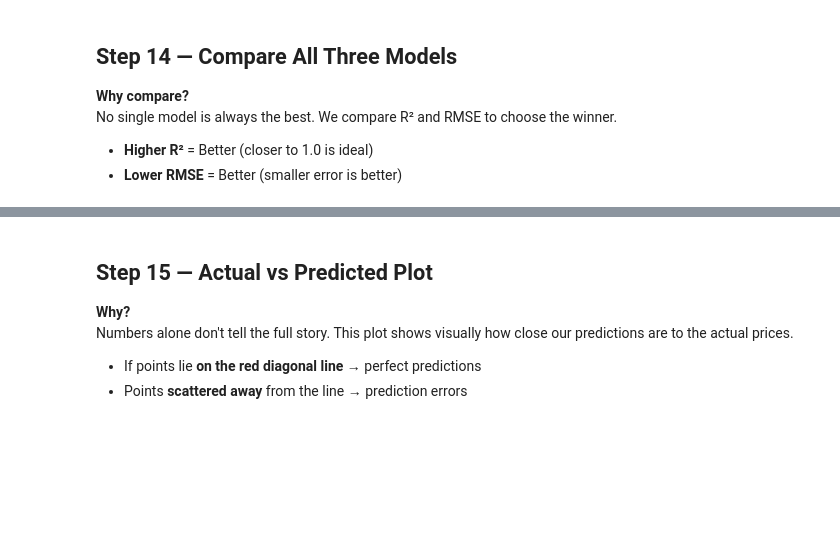
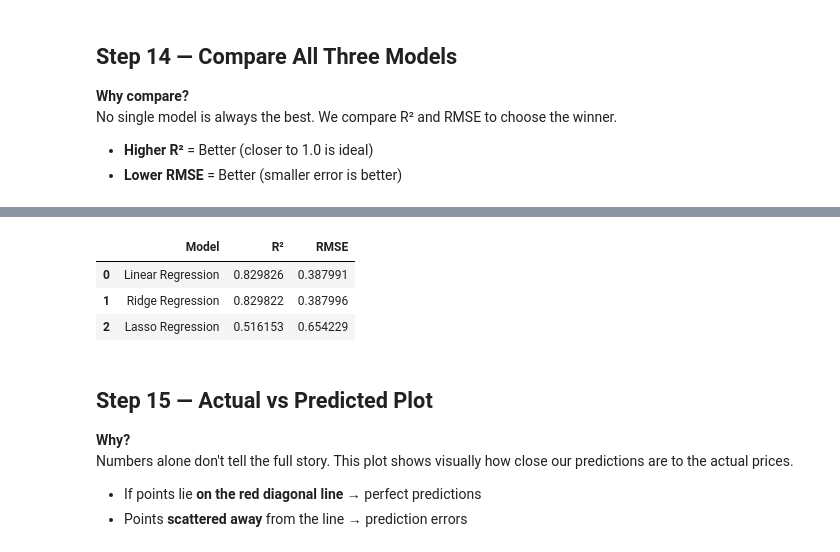
Before and after one commit to zamman365-glitch/Machine-Learning-, a Jupyter notebook: Linear_Ridge_&_Lasso_Regression_(1).ipynb, the cells around one changed output, grey strips where cells are left out. Saved outputs shown, nothing was run; the diff lists cells and outputs as text; code cells hidden in the pictures; blank space fills up the shorter version.

```diff
--- a/Linear_Ridge_&_Lasso_Regression_(1).ipynb
+++ b/Linear_Ridge_&_Lasso_Regression_(1).ipynb
@@ -399,0 +431,24 @@ No single model is always the best. We compare R² and RMSE to choose the winner
+# %%
+# Linear Regression
+r2_linear = r2_score(y_test, y_pred_linear)
+rmse_linear = np.sqrt(mean_squared_error(y_test, y_pred_linear))
+
+# Ridge Regression
+r2_ridge = r2_score(y_test, y_pred_ridge)
+rmse_ridge = np.sqrt(mean_squared_error(y_test, y_pred_ridge))
+
+# Lasso Regression
+r2_lasso = r2_score(y_test, y_pred_lasso)
+rmse_lasso = np.sqrt(mean_squared_error(y_test, y_pred_lasso))
+
+print("Linear Regression")
+print("R²:", r2_linear)
+print("RMSE:", rmse_linear)
+
+print("\nRidge Regression")
+print("R²:", r2_ridge)
+print("RMSE:", rmse_ridge)
+
+print("\nLasso Regression")
+print("R²:", r2_lasso)
+print("RMSE:", rmse_lasso)
@@ -400,3 +467,18 @@ No single model is always the best. We compare R² and RMSE to choose the winner
+# %%
+
+
+comparison = pd.DataFrame({
+    "Model": ["Linear Regression", "Ridge Regression", "Lasso Regression"],
+    "R²": [r2_linear, r2_ridge, r2_lasso],
+    "RMSE": [rmse_linear, rmse_ridge, rmse_lasso]
+})
+
+comparison
+# %% [output]
+|  | Model | R² | RMSE |
+| 0 | Linear Regression | 0.829826 | 0.387991 |
+| 1 | Ridge Regression | 0.829822 | 0.387996 |
+| 2 | Lasso Regression | 0.516153 | 0.654229 |
 # %% [markdown]
 ## Step 15 — Actual vs Predicted Plot
 
```
Also changed, not shown: parts of 6 cells of this notebook.
